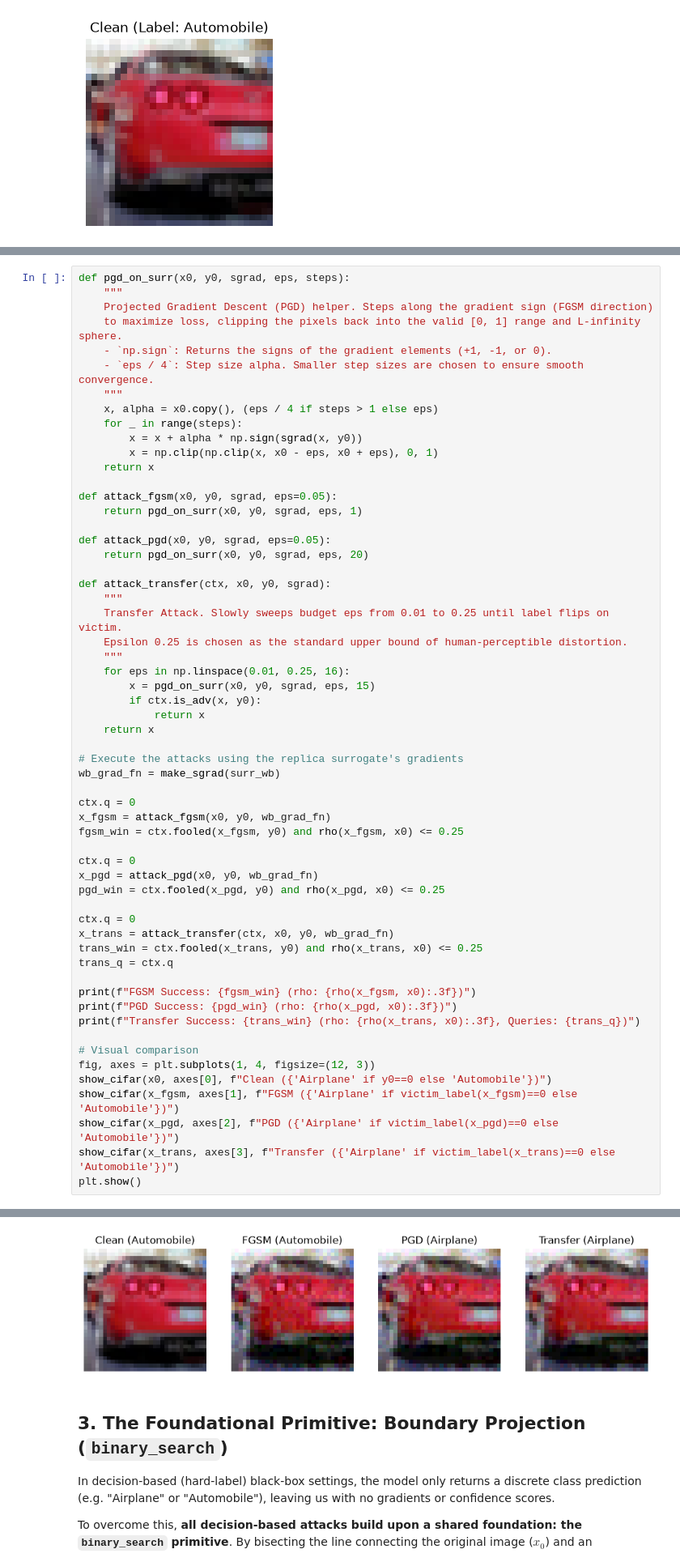
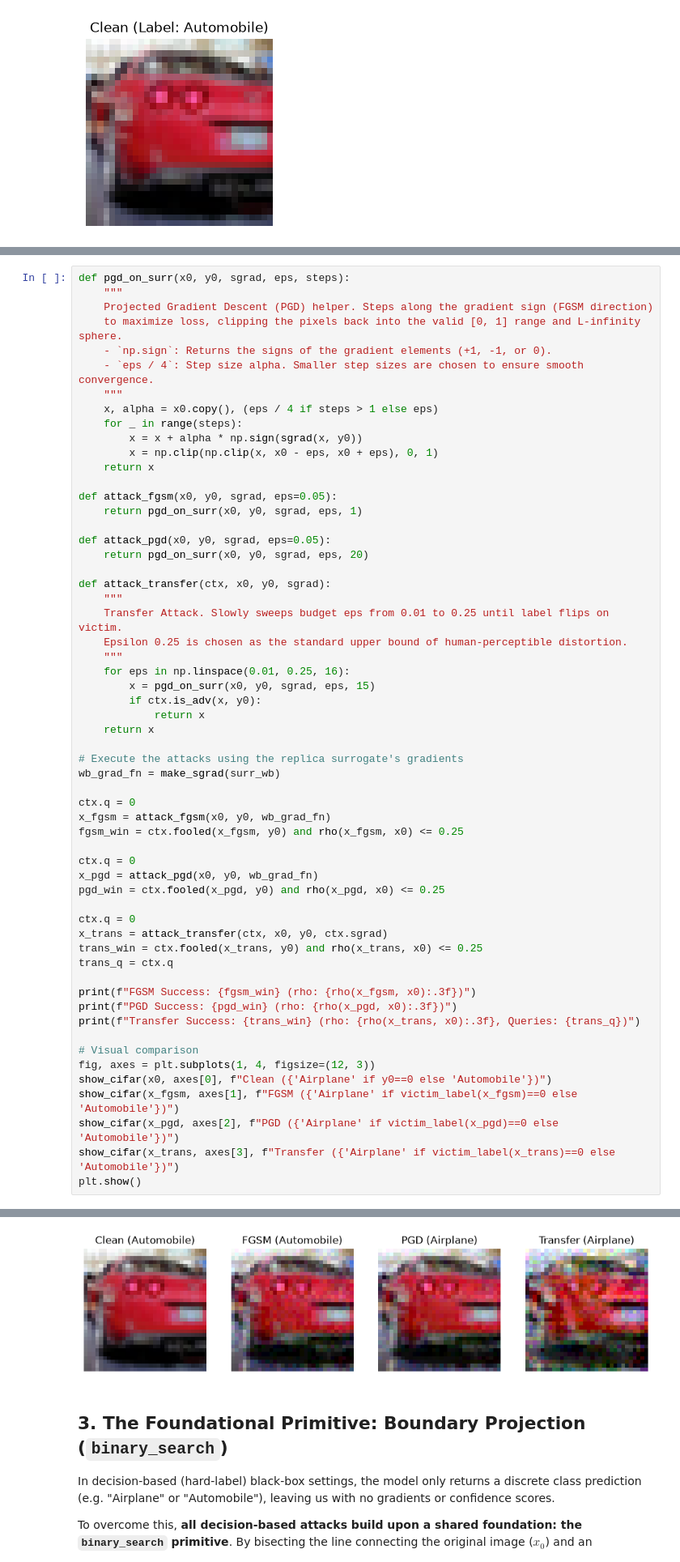
Before and after one commit to xancatos/blackbox, a Jupyter notebook: lineage_tutorial.ipynb, the cells around one changed output, grey strips where cells are left out. Shown at 81% size. Cells and saved outputs as stored; diff of their text form.

Commit message:
docs/refactor: update transfer attack to use generic surrogate instead of replica surrogate

```diff
--- a/lineage_tutorial.ipynb
+++ b/lineage_tutorial.ipynb
@@ -277,7 +277,7 @@ x_pgd = attack_pgd(x0, y0, wb_grad_fn)
 pgd_win = ctx.fooled(x_pgd, y0) and rho(x_pgd, x0) <= 0.25
 
 ctx.q = 0
-x_trans = attack_transfer(ctx, x0, y0, wb_grad_fn)
+x_trans = attack_transfer(ctx, x0, y0, ctx.sgrad)
 trans_win = ctx.fooled(x_trans, y0) and rho(x_trans, x0) <= 0.25
 trans_q = ctx.q
 
@@ -299,4 +299,4 @@ Transfer Success: True (rho: 0.084, Queries: 3)
-[figure, old version]
+[figure, new version]
 # %% [markdown]
 ## 3. The Foundational Primitive: Boundary Projection (`binary_search`)
 
```
Also changed, not shown: parts of 2 cells of this notebook, 1 other file.
